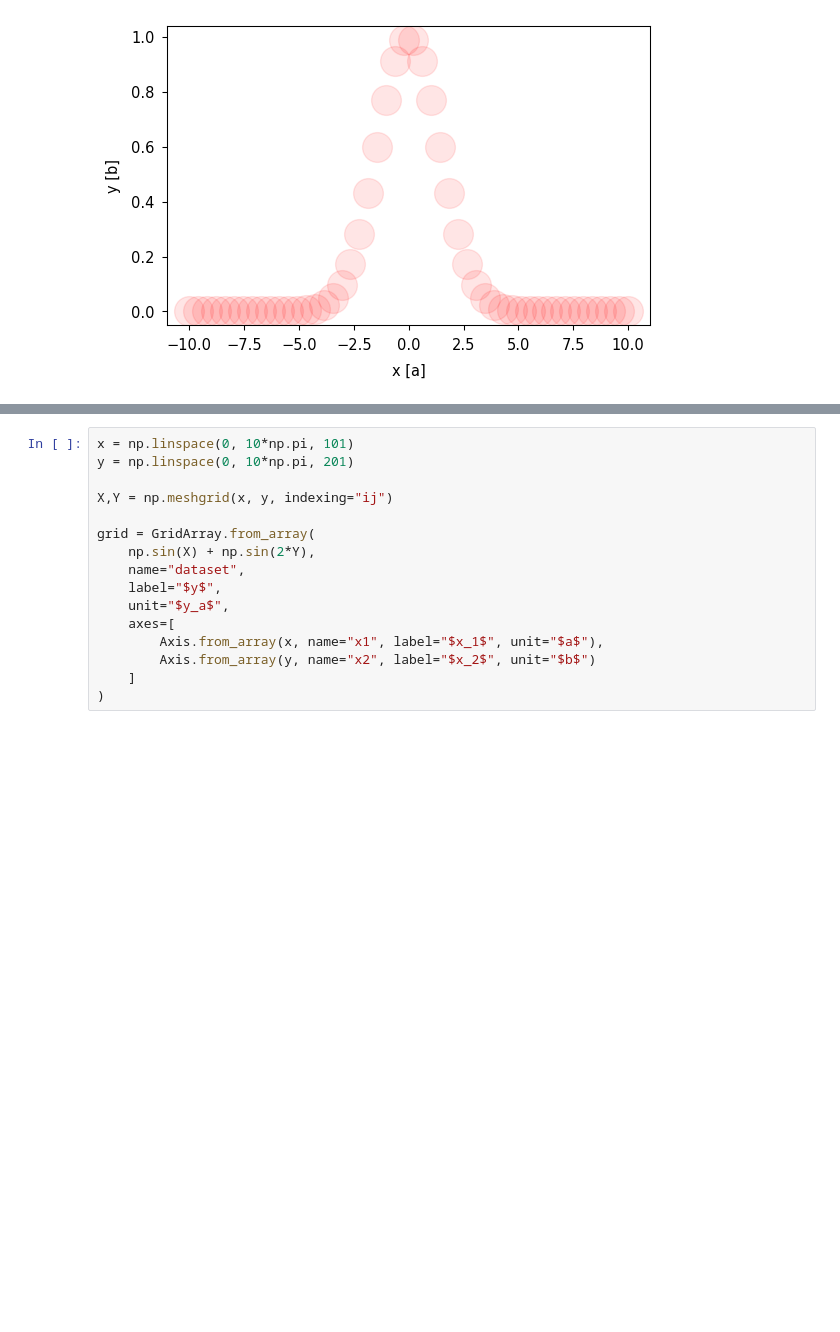
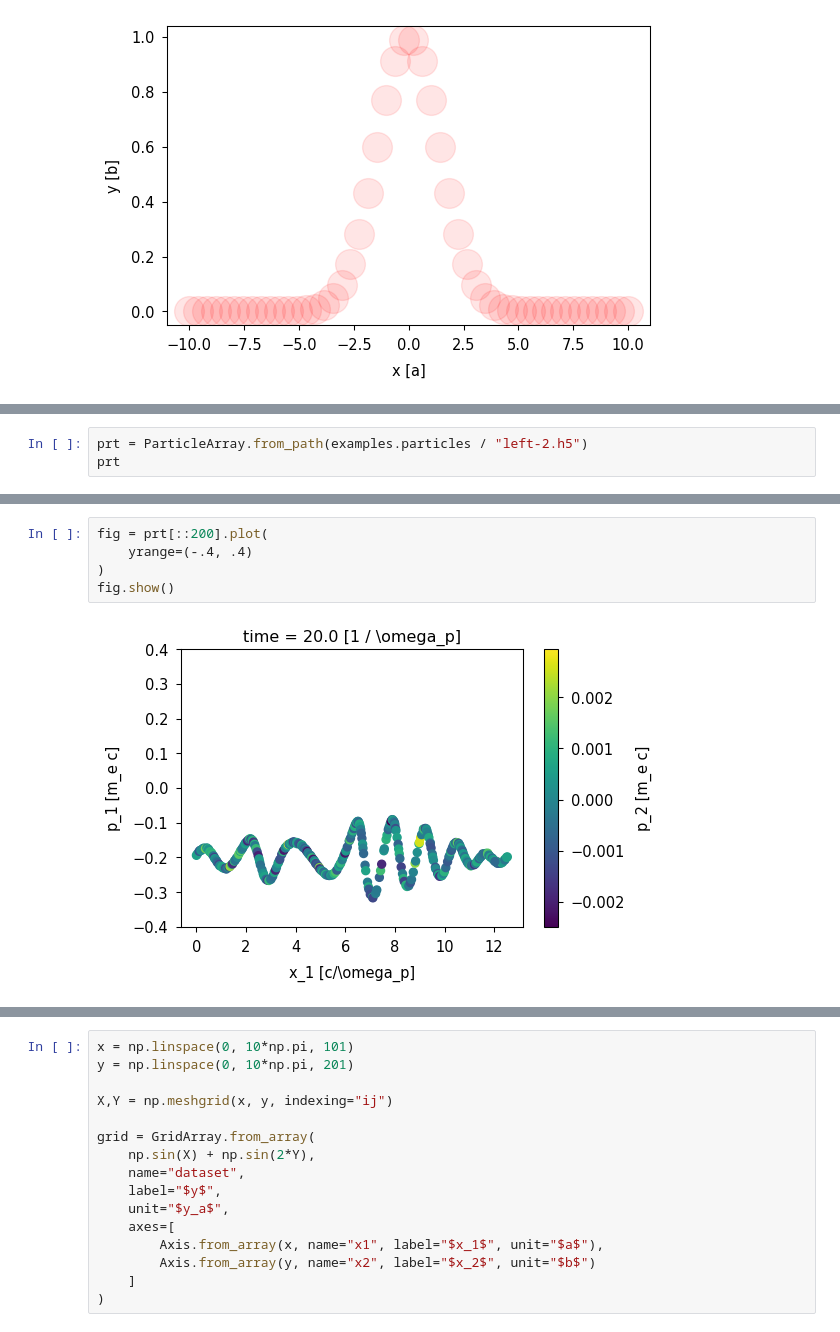
Before and after one commit to GoLP-IST/nata, a Jupyter notebook: examples/Plots.ipynb, the cells around one changed output, grey strips where cells are left out. Drawn from its saved outputs; the diff is of its cells as text; blank space fills up the shorter version.

```diff
--- a/examples/Plots.ipynb
+++ b/examples/Plots.ipynb
@@ -142,0 +149,3 @@ Subclasses:
+# %%
+prt = ParticleArray.from_path(examples.particles / "left-2.h5")
+prt
@@ -142,0 +163,7 @@ Subclasses:
+# %%
+fig = prt[::200].plot(
+    yrange=(-.4, .4)
+)
+fig.show()
+# %% [output]
+[figure, added]
```
Also changed, not shown: parts of 9 cells of this notebook, 9 other files.
